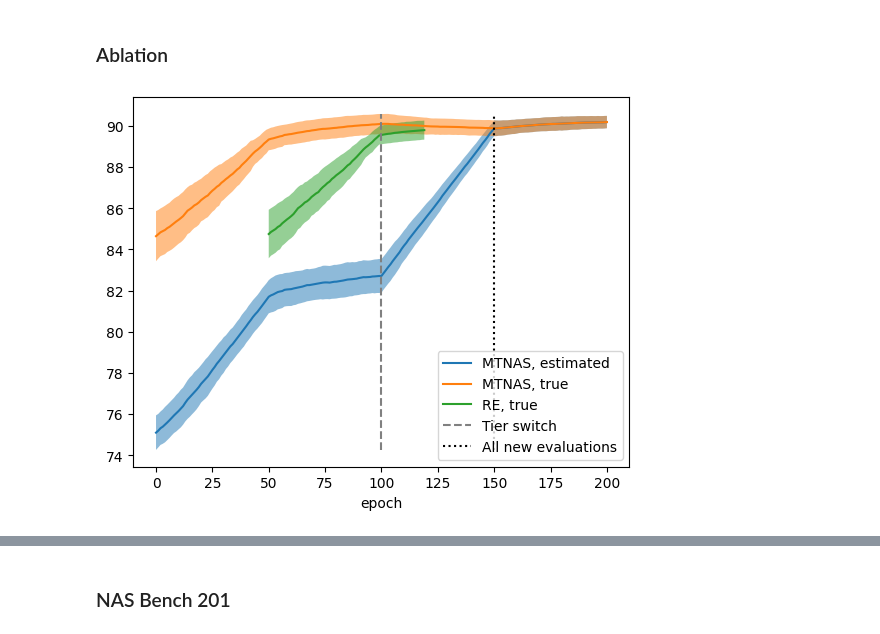
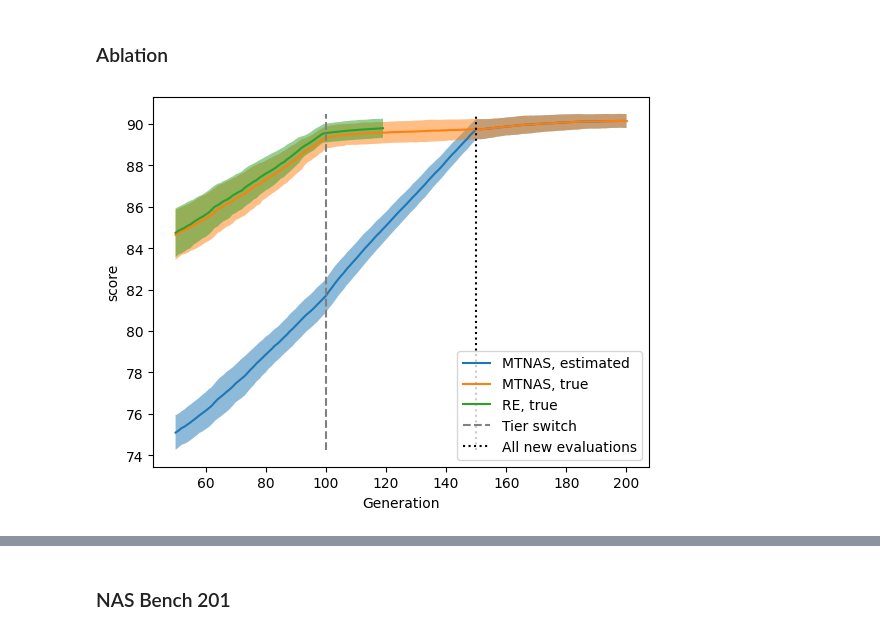
Before and after one commit to ChackMociute/Multi-Tier-NAS, a Jupyter notebook: Plots.ipynb, the cells around one changed output, grey strips where cells are left out. Drawn from its saved outputs; the diff is of its cells as text; code cells hidden in the pictures.

Commit message:
Fixed ablation and made minor adjustments to plots

```diff
--- a/Plots.ipynb
+++ b/Plots.ipynb
@@ -85,9 +87,26 @@ def plot_averages(path, switch=np.asarray([100, 200]), pop_size=50):
 # %% [markdown]
 ### Ablation
 # %%
-plot_averages('experiments/results/nasbench201/cifar10/tier1absent/averages.json', switch=np.asarray([100]))
+df = pd.read_json('experiments/results/nasbench201/cifar10/tier1absent/averages.json').dropna(axis=1, how='all')
+df.columns = pd.MultiIndex.from_tuples(df.columns.map(eval)).rename(['algorithm', 'seed'], level=[0, 1])
+df.index.rename('epoch', inplace=True)
+std = df.stack([0, 1]).groupby(['epoch', 'algorithm']).std().unstack(1).drop(('estm', 're'), axis=1)
+df = df.stack([0, 1]).groupby(['epoch', 'algorithm']).mean().unstack(1).drop(('estm', 're'), axis=1)
+df = pd.concat([pd.DataFrame([[np.nan]*3]*50, columns=df.columns), df], ignore_index=True)
+std = pd.concat([pd.DataFrame([[np.nan]*3]*50, columns=df.columns), std], ignore_index=True)
+df.columns, std.columns = [[f"{y.upper()}, {'estimated' if x == 'estm' else x}" for x, y in df.columns]]*2
+df.index.rename('Generation', inplace=True)
+ax = df.plot()
+ax.set_ylabel('score')
+for col in std.columns:
+    ax.fill_between(std.index, df[col] + std[col], df[col] - std[col], alpha=0.5)
+ax.vlines(np.asarray([100]), np.nanmin((df - std).to_numpy()), np.nanmax((df + std).to_numpy()),  color='gray', linestyle='--', label='Tier switch')
+ax.vlines(np.asarray([100]) + 50, np.nanmin((df - std).to_numpy()), np.nanmax((df + std).to_numpy()),  color='black', linestyle=':', label='All new evaluations')
+ax.legend()
+plt.savefig('experiments/results/nasbench201/cifar10/tier1absent/averages.png')
+plt.show()
 # %% [output]
-[figure, old version]
+[figure, new version]
 # %%
 plot_averages('experiments/results/nasbench201/cifar10/tier2absent/averages.json', switch=np.asarray([100]))
 # %% [output]
```
Also changed, not shown: parts of 12 cells of this notebook, 20 other files.
